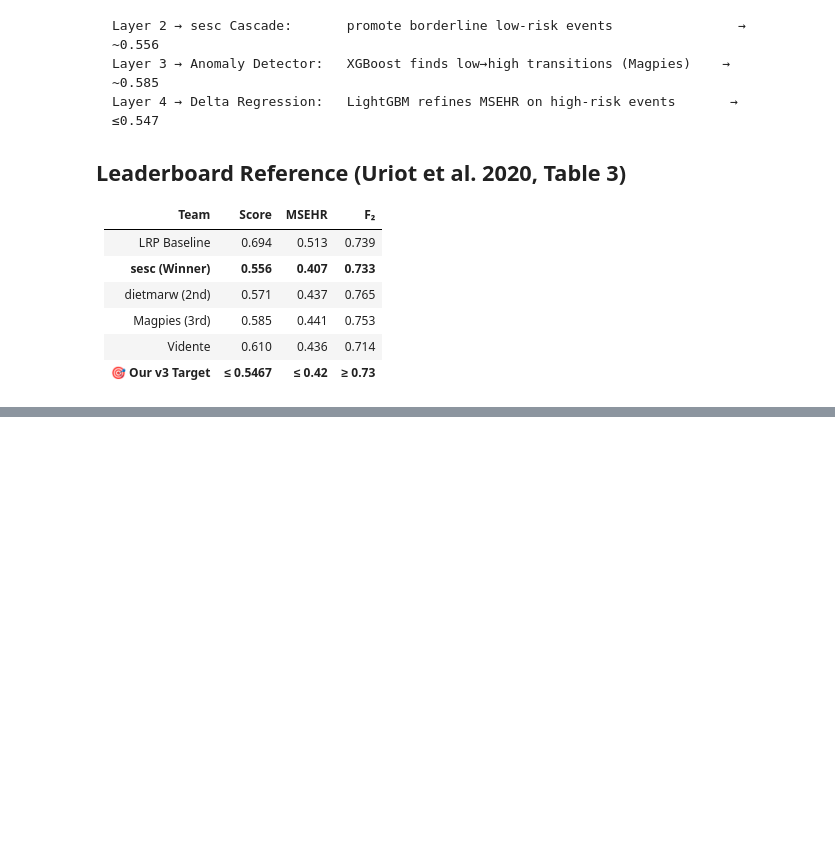
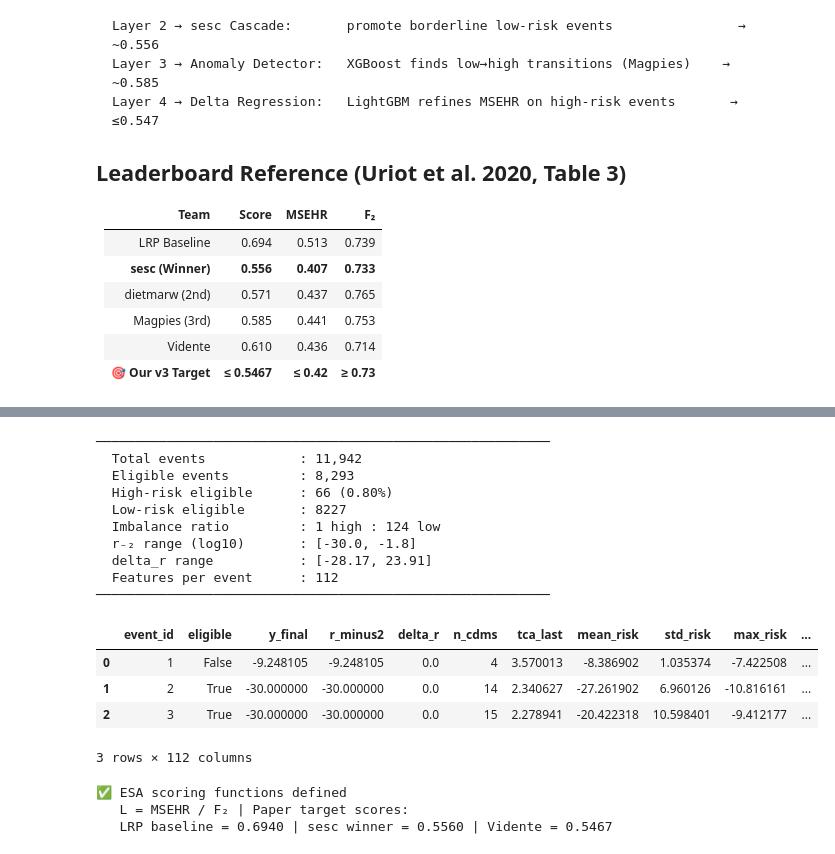
Before and after one commit to MahmoudAlyosify/SCRAP-Satellite-Collision-Risk-Assessment-and-Prediction, a Jupyter notebook: notebooks/SCRAP_v3_LeaderboardTarget.ipynb, the cells around one changed output, grey strips where cells are left out. Drawn from its saved outputs; the diff is of its cells as text; code cells hidden in the pictures; blank space fills up the shorter version.

```diff
--- a/notebooks/SCRAP_v3_LeaderboardTarget.ipynb
+++ b/notebooks/SCRAP_v3_LeaderboardTarget.ipynb
@@ -132,11 +166,11 @@ raw.head(3)
 #    (b) has at least one CDM with time_to_tca < 1.0    (has a target)
 
 def build_event_table(df: pd.DataFrame) -> pd.DataFrame:
-    \"\"\"
+    """
     One row per eligible conjunction event.
     Features = all 100 numerical columns from the LAST feature CDM (time_to_tca >= 2).
     Target   = risk from the CDM closest to TCA.
-    \"\"\"
+    """
     log.info(f"Building event table from {df['event_id'].nunique():,} events…")
     records = []
 
@@ -206,3 +240,4 @@ print(f"  delta_r range           : [{elig['delta_r'].min():.2f}, {elig['delta_r
 print(f"  Features per event      : {event_df.shape[1]}")
 print(f"{'─'*58}")
 event_df.head(3)
+# %% [output]
@@ -209,3 +246,18 @@ event_df.head(3)
+──────────────────────────────────────────────────────────
+  Total events            : 11,942
+  Eligible events         : 8,293
+  High-risk eligible      : 66 (0.80%)
+  Low-risk eligible       : 8227
+  Imbalance ratio         : 1 high : 124 low
+  r₋₂ range (log10)       : [-30.0, -1.8]
+  delta_r range           : [-28.17, 23.91]
+  Features per event      : 112
+──────────────────────────────────────────────────────────
+|  | event_id | eligible | y_final | r_minus2 | delta_r | n_cdms | tca_last | mean_risk | std_risk | max_risk | ... |
+| 0 | 1 | False | -9.248105 | -9.248105 | 0.0 | 4 | 3.570013 | -8.386902 | 1.035374 | -7.422508 | ... |
+| 1 | 2 | True | -30.000000 | -30.000000 | 0.0 | 14 | 2.340627 | -27.261902 | 6.960126 | -10.816161 | ... |
+| 2 | 3 | True | -30.000000 | -30.000000 | 0.0 | 15 | 2.278941 | -20.422318 | 10.598401 | -9.412177 | ... |
+3 rows × 112 columns
 # %%
 # Cell 5 — Official ESA Challenge Scoring Metric
 #
@@ -222,17 +274,17 @@ event_df.head(3)
 #    is MUCH smaller than (true_risk − (−30))² for example.
 
 def clip_low_risk(y_pred: np.ndarray) -> np.ndarray:
-    \"\"\"Clip all predictions below LOG_THR to CLIP_LOW (= -6.001).\"\"\"
+    """Clip all predictions below LOG_THR to CLIP_LOW (= -6.001)."""
     out = y_pred.copy().astype(float)
     out[out < LOG_THR] = CLIP_LOW
     return out
 
 def esa_loss(y_true: np.ndarray, y_pred: np.ndarray,
              apply_clip: bool = True) -> Dict:
-    \"\"\"
+    """
     Compute the official ESA Collision Avoidance Challenge metric.
     Returns dict: {loss, f2, precision, recall, mse_hr, tp, fp, fn, tn, n_hr}
-    \"\"\"
+    """
     if apply_clip:
         y_pred = clip_low_risk(y_pred)
 
@@ -259,7 +311,7 @@ def esa_loss(y_true: np.ndarray, y_pred: np.ndarray,
 
 
 def show(m: Dict, name: str) -> None:
-    \"\"\"Pretty-print ESA loss report.\"\"\"
+    """Pretty-print ESA loss report."""
     bar = "=" * 62
     print(f"\n{bar}")
     print(f"  {name}")
@@ -281,6 +333,10 @@ def show(m: Dict, name: str) -> None:
 print("✅ ESA scoring functions defined")
 print("   L = MSEHR / F₂ | Paper target scores:")
 print("   LRP baseline = 0.6940 | sesc winner = 0.5560 | Vidente = 0.5467")
+# %% [output]
+✅ ESA scoring functions defined
+   L = MSEHR / F₂ | Paper target scores:
+   LRP baseline = 0.6940 | sesc winner = 0.5560 | Vidente = 0.5467
 # %%
 # Cell 6 — Stratified Train / Validation / Test Split
 #
```
Also changed, not shown: parts of 14 cells of this notebook.
